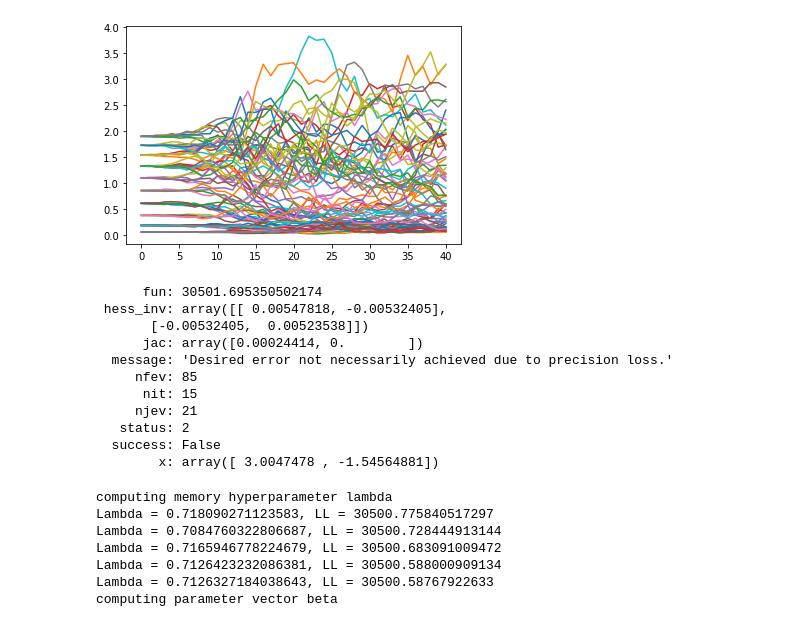
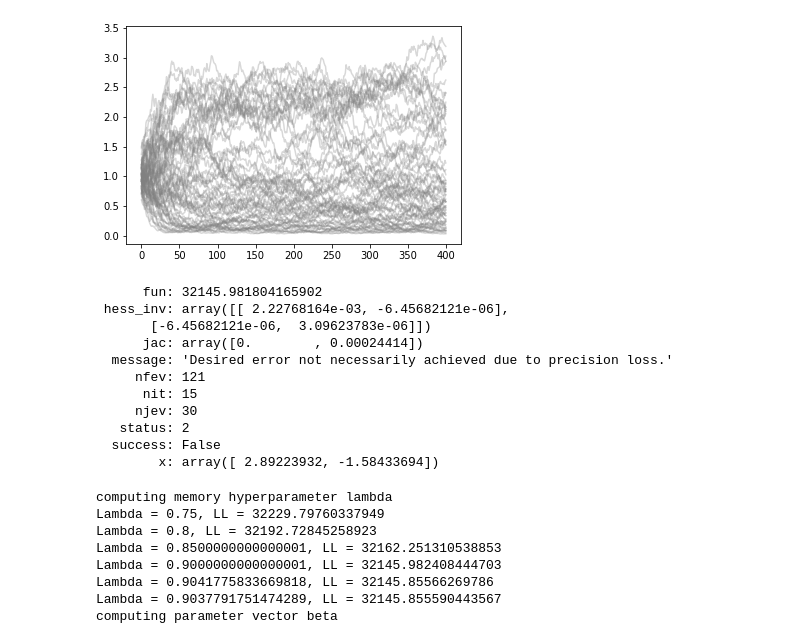
Before and after one commit to PhilChodrow/prestige_reinforcement, a Jupyter notebook: inference_demo.ipynb, the cells around one changed output. Saved outputs shown, nothing was run; the diff lists cells and outputs as text; code cells hidden in the pictures.

Commit message:
speed up simulation step

```diff
--- a/inference_demo.ipynb
+++ b/inference_demo.ipynb
@@ -13,15 +13,16 @@ from scipy.optimize import root
 
 from matplotlib import pyplot as plt
 # %%
-n_rounds = 40
+n_rounds = 400
 n = 70
-m_updates = 200
+m_updates = 3
 
-A = np.random.randint(10, size = (n, n))
-A0 = A[0]/A[0].sum()*m_updates
+# A = np.random.randint(10, size = (n, n))
+A = np.random.randint(10, size = (n,n))
+A0 = A/A.sum()*m_updates*n
 
 beta = np.array([2.9, -1.5])
-lam = .7
+lam = .9
 # %%
 L = learner()
 
@@ -37,7 +38,7 @@ def quadratic_feature(s):
 
 L.set_features([
     lambda s: np.tile(s, (n,1)),
-    quadratic_feature
+    quadratic_feature,
 ])
 # %%
 # generate some fake data
@@ -57,36 +58,38 @@ L.compute_score()
 L.compute_features()
 L.compute_rate_matrix(beta = beta)
 # %%
-p = plt.plot(L.GAMMA.sum(axis = 1))
+p = plt.plot(L.GAMMA.sum(axis = 1), color = 'grey', alpha = .3)
 # %% [output]
-[figure, old version]
+[figure, new version]
 # %%
 # only works since we know true lam
 L.ML_pars(b0 = np.array([0,0]))
 # %% [output]
-      fun: 30501.695350502174
- hess_inv: array([[ 0.00547818, -0.00532405],
-       [-0.00532405,  0.00523538]])
-      jac: array([0.00024414, 0.        ])
+      fun: 32145.981804165902
+ hess_inv: array([[ 2.22768164e-03, -6.45682121e-06],
+       [-6.45682121e-06,  3.09623783e-06]])
+      jac: array([0.        , 0.00024414])
   message: 'Desired error not necessarily achieved due to precision loss.'
-     nfev: 85
+     nfev: 121
       nit: 15
-     njev: 21
+     njev: 30
    status: 2
   success: False
-        x: array([ 3.0047478 , -1.54564881])
+        x: array([ 2.89223932, -1.58433694])
 # %%
 res = L.ML(lam0 = .7,
-           alpha0 = 10**(-3),
-           tol = 10**(-3),
+           alpha0 = 10**(-4),
+           tol = 10**(-1),
+           step_cap = .05,
            print_updates = True)
 # %% [output]
 computing memory hyperparameter lambda
-Lambda = 0.718090271123583, LL = 30500.775840517297
-Lambda = 0.7084760322806687, LL = 30500.728444913144
-Lambda = 0.7165946778224679, LL = 30500.683091009472
-Lambda = 0.7126423232086381, LL = 30500.588000909134
-Lambda = 0.7126327184038643, LL = 30500.58767922633
+Lambda = 0.75, LL = 32229.79760337949
+Lambda = 0.8, LL = 32192.72845258923
+Lambda = 0.8500000000000001, LL = 32162.251310538853
+Lambda = 0.9000000000000001, LL = 32145.982408444703
+Lambda = 0.9041775833669818, LL = 32145.85566269786
+Lambda = 0.9037791751474289, LL = 32145.855590443567
 computing parameter vector beta
 # %%
 H = L.estimate_hessian(res['lam'], res['beta']) # probably takes a while
```
Also changed, not shown: parts of 2 cells of this notebook, 1 other file.
